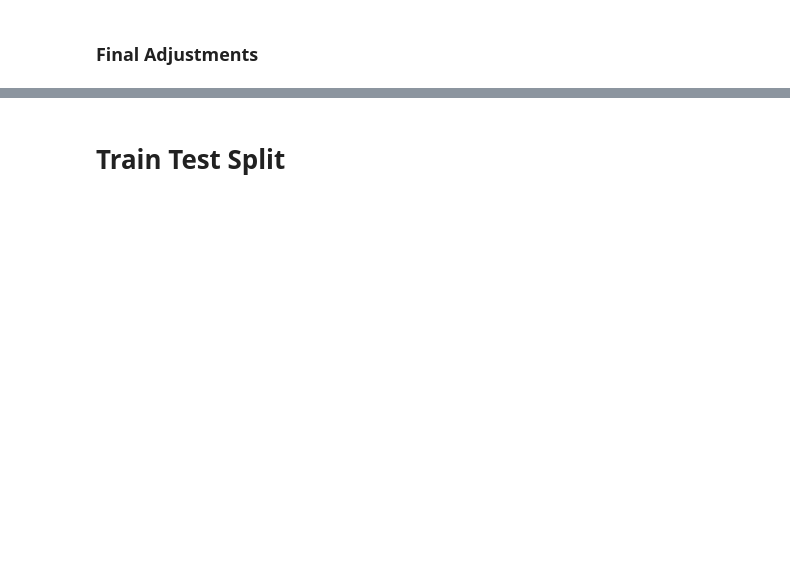
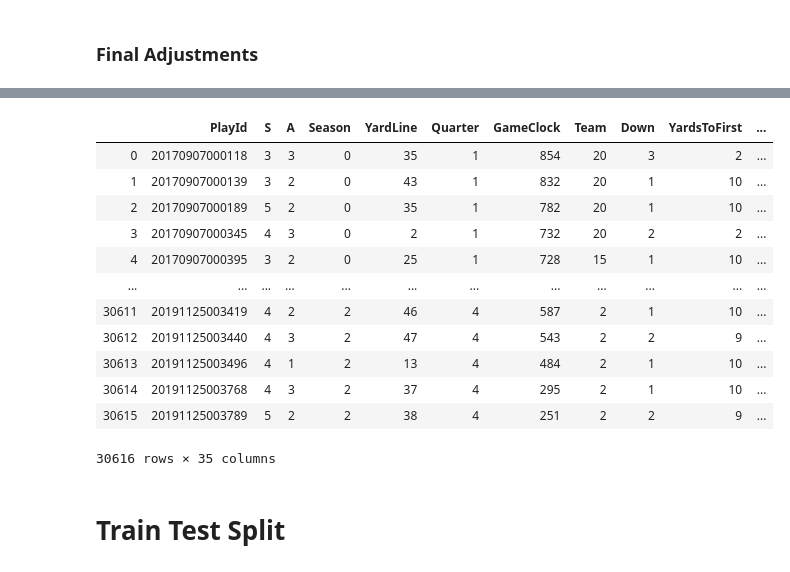
Before and after one commit to sydroth/cappy, a Jupyter notebook: data.ipynb, the cells around one changed output, grey strips where cells are left out. Cells and saved outputs as stored; diff of their text form; code cells hidden in the pictures; blank space fills up the shorter version.

```diff
--- a/data.ipynb
+++ b/data.ipynb
@@ -651,3 +706,19 @@ working_df['Yards'].isnull().sum()
+# %%
+working_df
+# %% [output]
+|  | PlayId | S | A | Season | YardLine | Quarter | GameClock | Team | Down | YardsToFirst | ... |
+| 0 | 20170907000118 | 3 | 3 | 0 | 35 | 1 | 854 | 20 | 3 | 2 | ... |
+| 1 | 20170907000139 | 3 | 2 | 0 | 43 | 1 | 832 | 20 | 1 | 10 | ... |
+| 2 | 20170907000189 | 5 | 2 | 0 | 35 | 1 | 782 | 20 | 1 | 10 | ... |
+| 3 | 20170907000345 | 4 | 3 | 0 | 2 | 1 | 732 | 20 | 2 | 2 | ... |
+| 4 | 20170907000395 | 3 | 2 | 0 | 25 | 1 | 728 | 15 | 1 | 10 | ... |
+| ... | ... | ... | ... | ... | ... | ... | ... | ... | ... | ... | ... |
+| 30611 | 20191125003419 | 4 | 2 | 2 | 46 | 4 | 587 | 2 | 1 | 10 | ... |
+| 30612 | 20191125003440 | 4 | 3 | 2 | 47 | 4 | 543 | 2 | 2 | 9 | ... |
+| 30613 | 20191125003496 | 4 | 1 | 2 | 13 | 4 | 484 | 2 | 1 | 10 | ... |
+| 30614 | 20191125003768 | 4 | 3 | 2 | 37 | 4 | 295 | 2 | 1 | 10 | ... |
+| 30615 | 20191125003789 | 5 | 2 | 2 | 38 | 4 | 251 | 2 | 2 | 9 | ... |
+30616 rows × 35 columns
 # %% [markdown]
 # Train Test Split
 # %%
```
Also changed, not shown: parts of 63 cells of this notebook, 2 other files.
